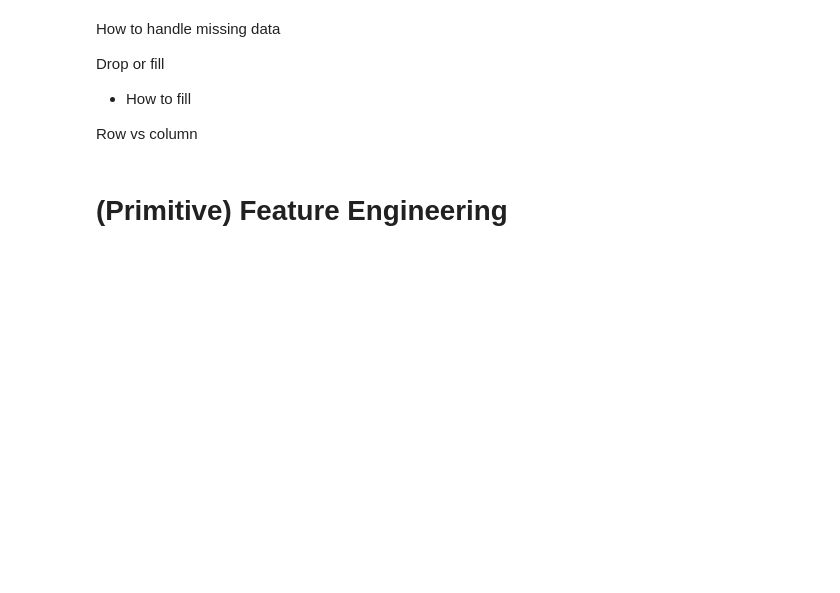
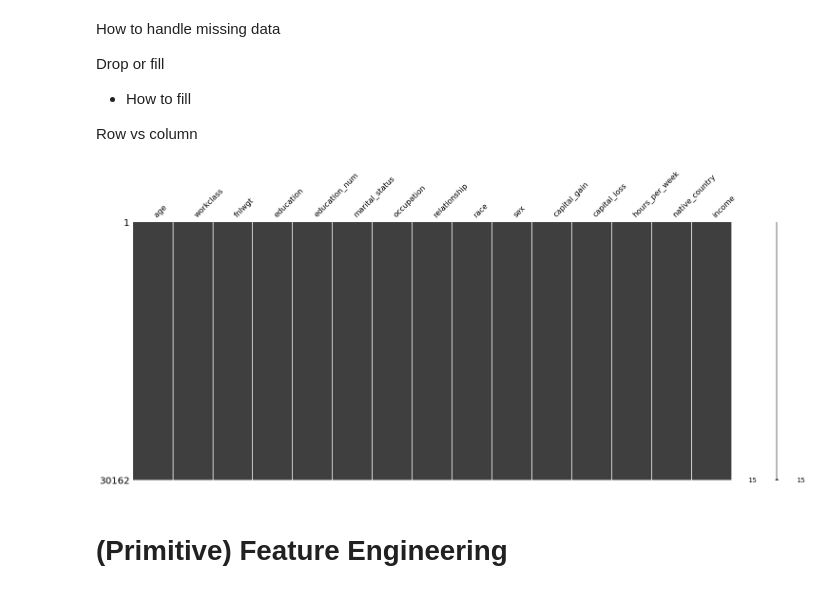
Before and after one commit to sesise0307/pydata2021-eda, a Jupyter notebook: notebook/2_Data_Loading_and_Preprocessing.ipynb, the cells around one changed output. Cells and saved outputs as stored; diff of their text form; code cells hidden in the pictures; blank space fills up the shorter version.

```diff
--- a/notebook/2_Data_Loading_and_Preprocessing.ipynb
+++ b/notebook/2_Data_Loading_and_Preprocessing.ipynb
@@ -60,16 +67,16 @@ names = [
     'workclass',
     'fnlwgt',
     'education',
-    'education-num',
-    'marital-status',
+    'education_num',
+    'marital_status',
     'occupation',
     'relationship',
     'race',
     'sex',
-    'capital-gain',
-    'capital-loss',
-    'hours-per-week',
-    'native-country',
+    'capital_gain',
+    'capital_loss',
+    'hours_per_week',
+    'native_country',
     'income',
 ]
 # %%
@@ -151,6 +267,13 @@ Drop or fill
 - How to fill
 
 Row vs column
+# %%
+# Drop rows with at least one NaN values
+df = df.dropna().reset_index(drop=True)
+# %%
+msno.matrix(df);
+# %% [output]
+[figure, added]
 # %% [markdown]
 # (Primitive) Feature Engineering
 # %% [markdown]
```
Also changed, not shown: parts of 40 cells of this notebook, 7 other files.
